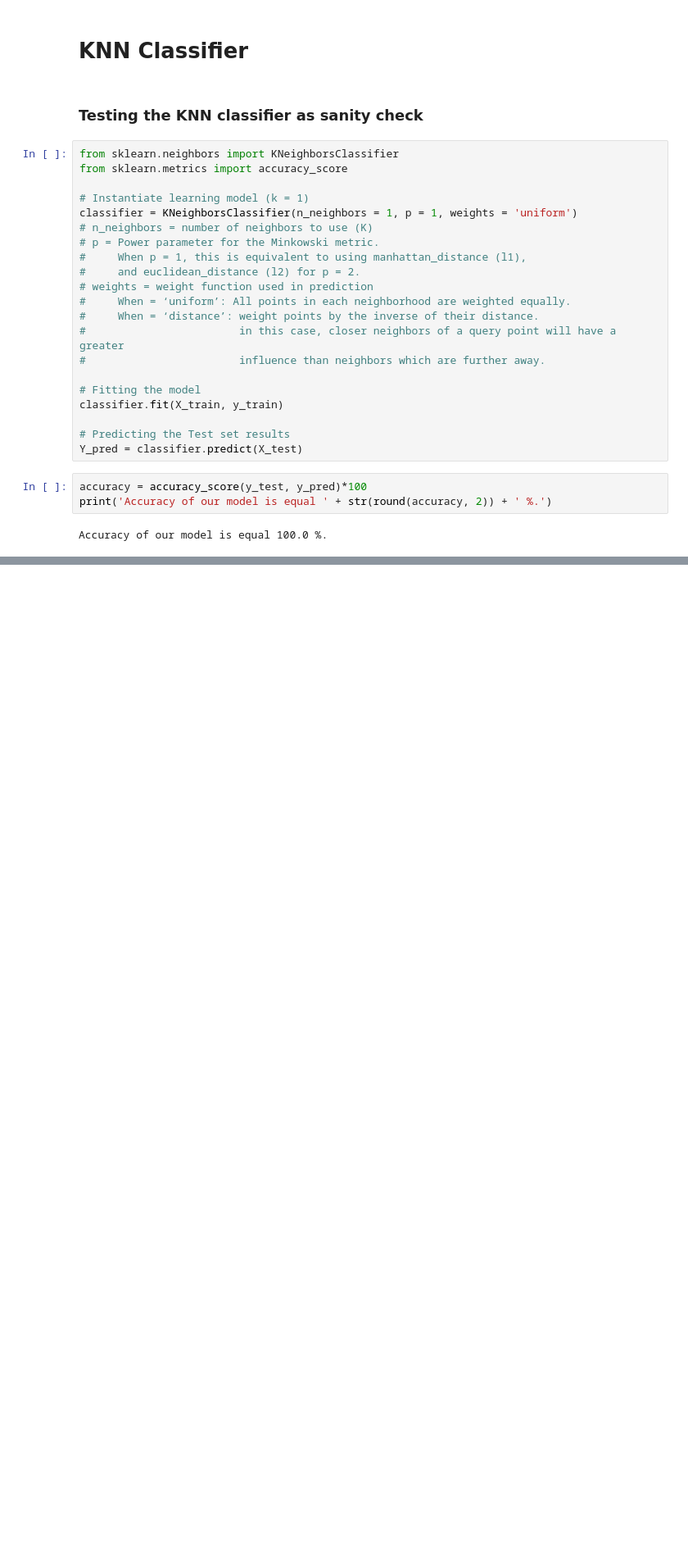
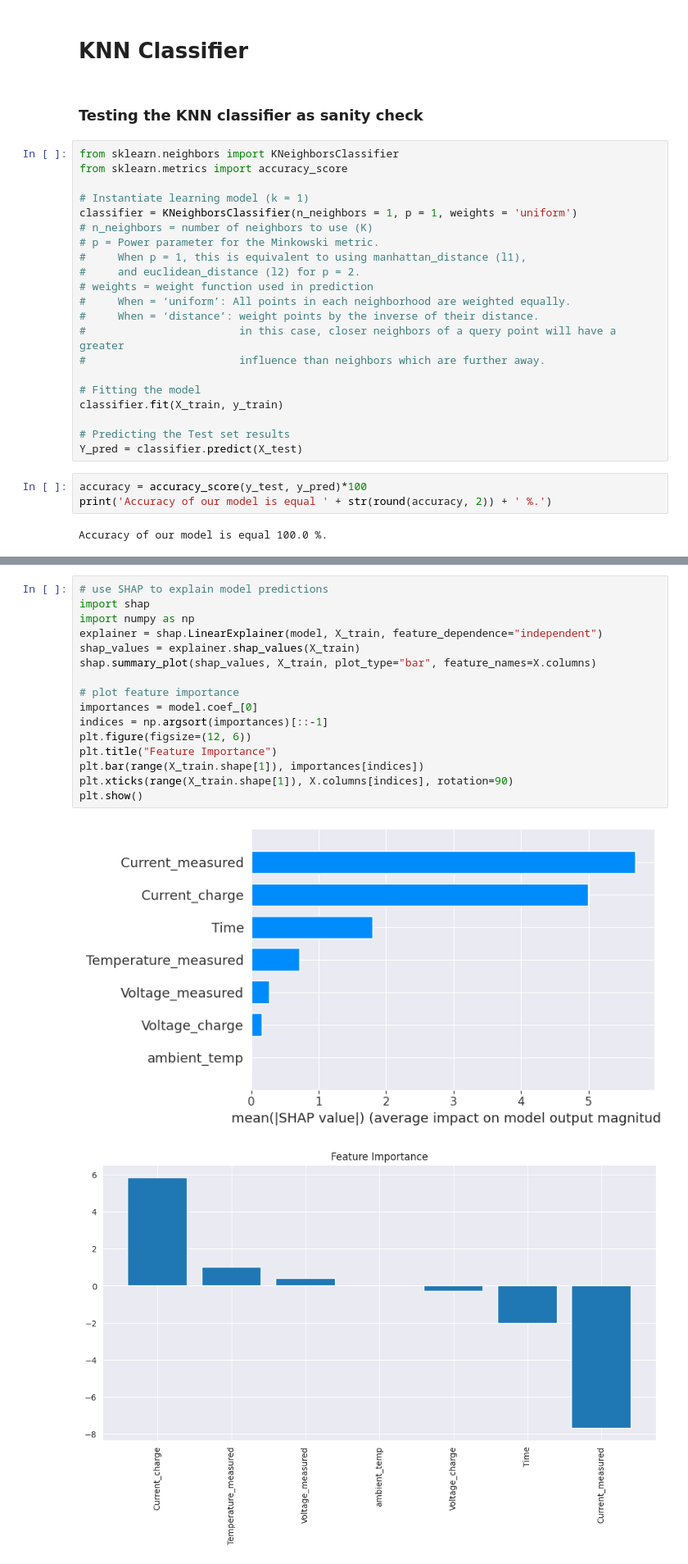
Before and after one commit to kathrinthenhausen/EnergySystems, a Jupyter notebook: Classification.ipynb, the cells around one changed output, grey strips where cells are left out. Shown at 82% size. Saved outputs shown, nothing was run; the diff lists cells and outputs as text; blank space fills up the shorter version.

```diff
--- a/Classification.ipynb
+++ b/Classification.ipynb
@@ -249,0 +346,19 @@ Accuracy of our model is equal 100.0 %.
+# %%
+# use SHAP to explain model predictions
+import shap
+import numpy as np
+explainer = shap.LinearExplainer(model, X_train, feature_dependence="independent")
+shap_values = explainer.shap_values(X_train)
+shap.summary_plot(shap_values, X_train, plot_type="bar", feature_names=X.columns)
+
+# plot feature importance
+importances = model.coef_[0]
+indices = np.argsort(importances)[::-1]
+plt.figure(figsize=(12, 6))
+plt.title("Feature Importance")
+plt.bar(range(X_train.shape[1]), importances[indices])
+plt.xticks(range(X_train.shape[1]), X.columns[indices], rotation=90)
+plt.show()
+# %% [output]
+[figure, added]
+[figure, added]
```
Also changed, not shown: parts of 15 cells of this notebook.
